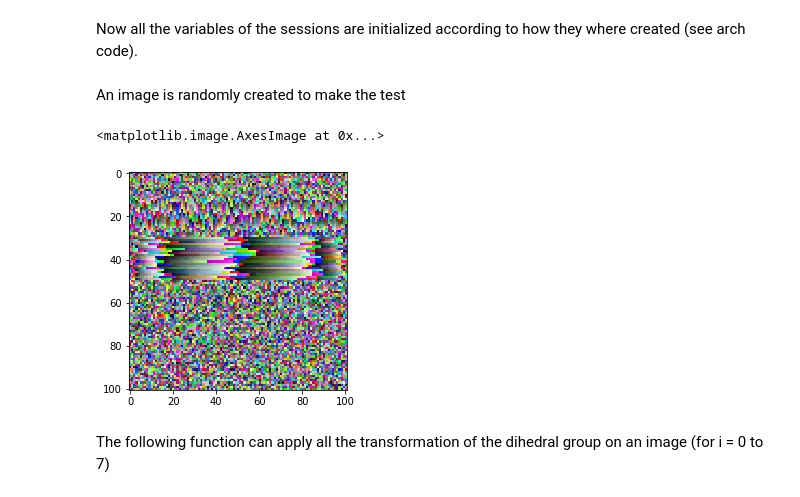
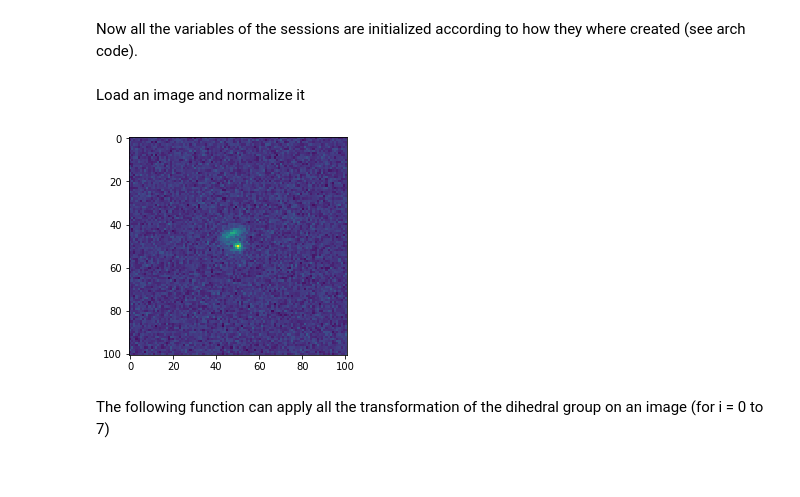
Before and after one commit to mariogeiger/lensfinder-euclid, a Jupyter notebook: invariance_check.ipynb, the cells around one changed output. Cells and saved outputs as stored; diff of their text form; code cells hidden in the pictures.

```diff
--- a/invariance_check.ipynb
+++ b/invariance_check.ipynb
@@ -43,17 +44,14 @@ Now all the variables of the sessions are initialized according to how they wher
 # %%
 sess_baseline.run(tf.variables_initializer(graph_baseline.get_collection(tf.GraphKeys.GLOBAL_VARIABLES)))
 sess_invariant.run(tf.variables_initializer(graph_invariant.get_collection(tf.GraphKeys.GLOBAL_VARIABLES)))
-# %% [markdown]
-An image is randomly created to make the test
-# %%
-x = np.random.normal(size=(101, 101, 3))
-x[10:30, :, :] = np.sort(x[10:30, :, :], 0)
-x[30:50, :, :] = np.sort(x[30:50, :, :], 1)
-x[50:, :, :] = np.sort(x[50:, :, :], 2)
-plt.imshow(x)
-# %% [output]
-<matplotlib.image.AxesImage at 0x...>
-[figure, removed]
+# %% [markdown]
+Load an image and normalize it
+# %%
+image = fits.open('samples/space_based/lens/imageEUC_VIS-100002.fits')[0].data
+plt.imshow(image)
+image = nn_baseline.prepare(image.reshape(101, 101, 1))
+# %% [output]
+[figure, added]
 # %% [markdown]
 The following function can apply all the transformation of the dihedral group on an image (for i = 0 to 7)
 # %%
```
Also changed, not shown: parts of 8 cells of this notebook, 6 other files.
